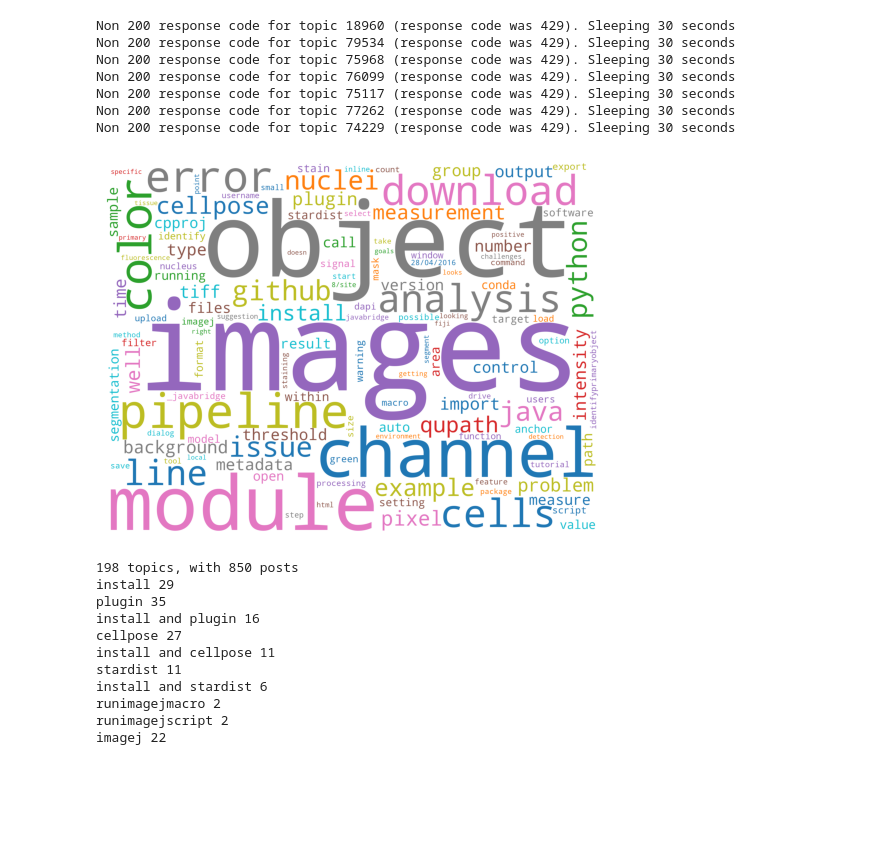
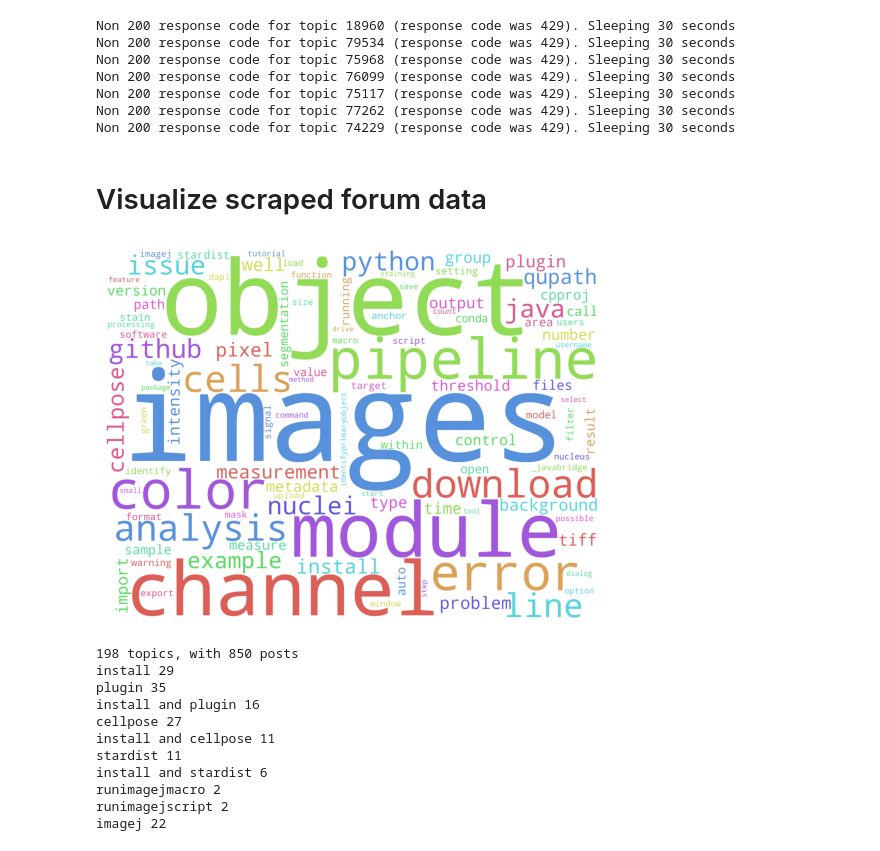
Before and after one commit to COBA-NIH/CellProfilerPluginsPaper, a Jupyter notebook: posts_containing_install-CellProfiler.ipynb, the cells around one changed output. Cells and saved outputs as stored; diff of their text form; code cells hidden in the pictures; blank space fills up the shorter version.

Commit message:
update color scheme, remove a couple errant words

```diff
--- a/posts_containing_install-CellProfiler.ipynb
+++ b/posts_containing_install-CellProfiler.ipynb
@@ -85,5 +88,7 @@ Non 200 response code for topic 74229 (response code was 429). Sleeping 30 secon
 with open("200ish_cellprofiler_forum_topics.json",'w') as topic_post_file:
     json.dump(topic_post_dict,topic_post_file)
+# %% [markdown]
+# Visualize scraped forum data
 # %%
 # Read in topic_post_dict from saved file
 with open("200ish_cellprofiler_forum_topics.json",'r') as topic_post_file:
@@ -96,36 +101,60 @@ forum_stopwords = ["https","global","discourse","business4","uploads","div",
                    "class","svg","icon","span","class","svg","icon","use","href",
                   "image","br","cdn","li","height","width","file","hidden","lightbox",
                   "wrapper","data","optimized","code","jpeg","png","noopener","attachment",
                   "filename","strong","mention","blockquote","expand","srcset","aria",
                    "original","true","title","nofollow","short","base62","sha1",
                   "build","onebox","dominant","lazy","loading","80754af9","meta","quote",
                   "name","user","source","uploads/short","emoji","x86_64","lang"]
 stopwords = ['cell','profiler','cellprofiler']
 # Remove conversational words
 common_stopwords = ['_blank','able','already','article','aside','attached','avatar','based','best','better',
                     'case','change','create','different','find','first','following','forum','found','goal',
                     'good','google','groovy','header','hello','help','information','informations','instead',
                     'know','last','look','make','maybe','message','might','much','need','note','please','post',
                     'project','question','really','screen','screenshot','seem','seems','shot','something',
                     'still','sure','thank','thanks','thing','think','topic','tried','trying','used','using',
-                    'want','will','without','work','working','works']
+                    'want','will','without','work','working','works','28/04/2016','8/site']
 
 all_stopwords = list(STOPWORDS)+stopwords+forum_stopwords+common_stopwords
 
 wordcloud_words = ' '.join(list(topic_post_dict_flat.values())).lower()
 
+
+
 %matplotlib inline
 import matplotlib.pyplot as plt
-wc = WordCloud(background_color='white',colormap='tab10',collocations=False,min_word_length=4,min_font_size=32,
+import random
+
+def custom_color_func(
+    word, font_size, position, orientation, random_state=None, **kwargs
+):
+    color_list = [
+        (219, 95, 87),
+        (219, 161, 87),
+        (211, 219, 87),
+        (145, 219, 87),
+        (87, 219, 95),
+        (87, 219, 161),
+        (87, 211, 219),
+        (87, 145, 219),
+        (95, 87, 219),
+        (161, 87, 219),
+        (219, 87, 211),
+        (219, 87, 145),
+    ]
+    return random.choice(color_list)
+
+
+wc = WordCloud(background_color='white',color_func=custom_color_func,collocations=False,min_word_length=4,min_font_size=34,
                stopwords=all_stopwords,regexp=r"\w[\w'\/]+",
                relative_scaling=1,width=2400,height=1800
               ).generate(wordcloud_words)
 plt.axis('off')
 plt.imshow(wc)
 plt.savefig('cellprofiler_post_usage.svg',bbox_inches='tight')
 plt.savefig('cellprofiler_post_usage.png',bbox_inches='tight')
 # %% [output]
-[figure, old version]
+[figure, new version]
 # %%
 topic_count = 0
 post_count = 0
```
Also changed, not shown: parts of 2 cells of this notebook, 2 other files.
